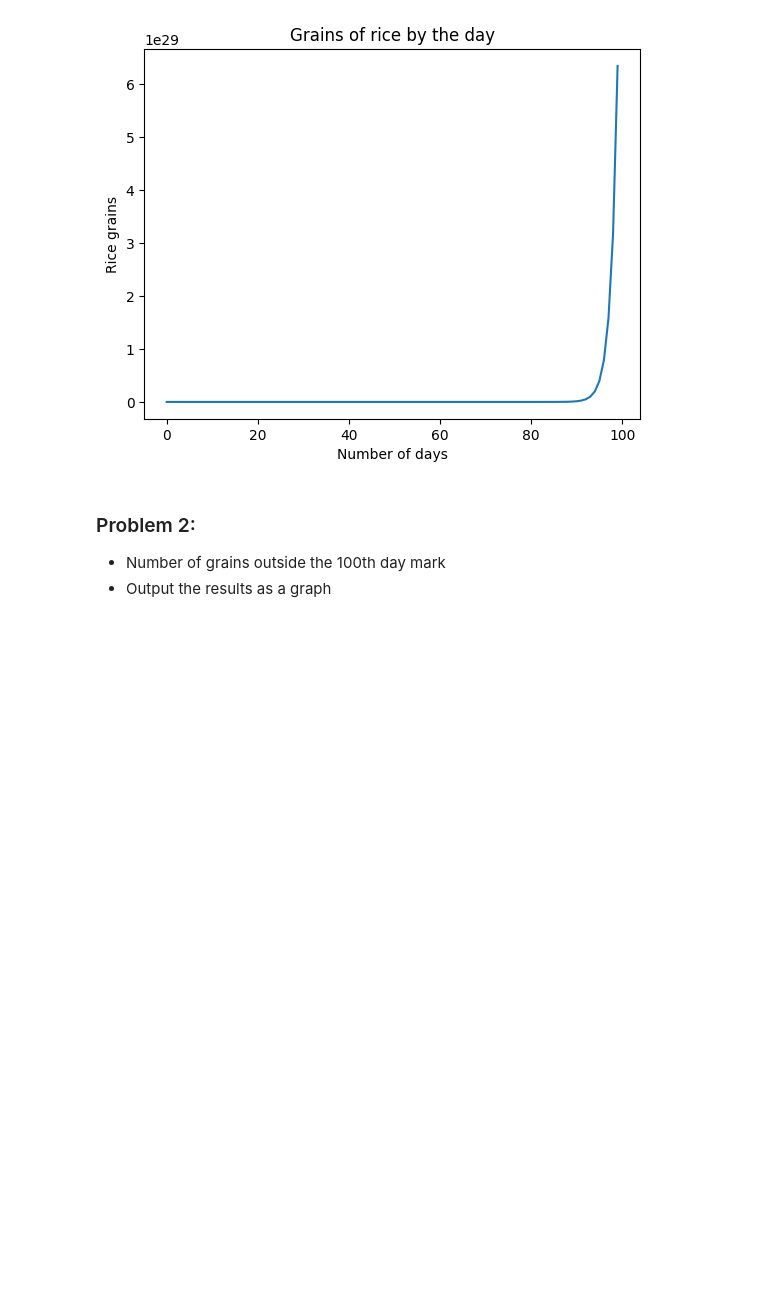
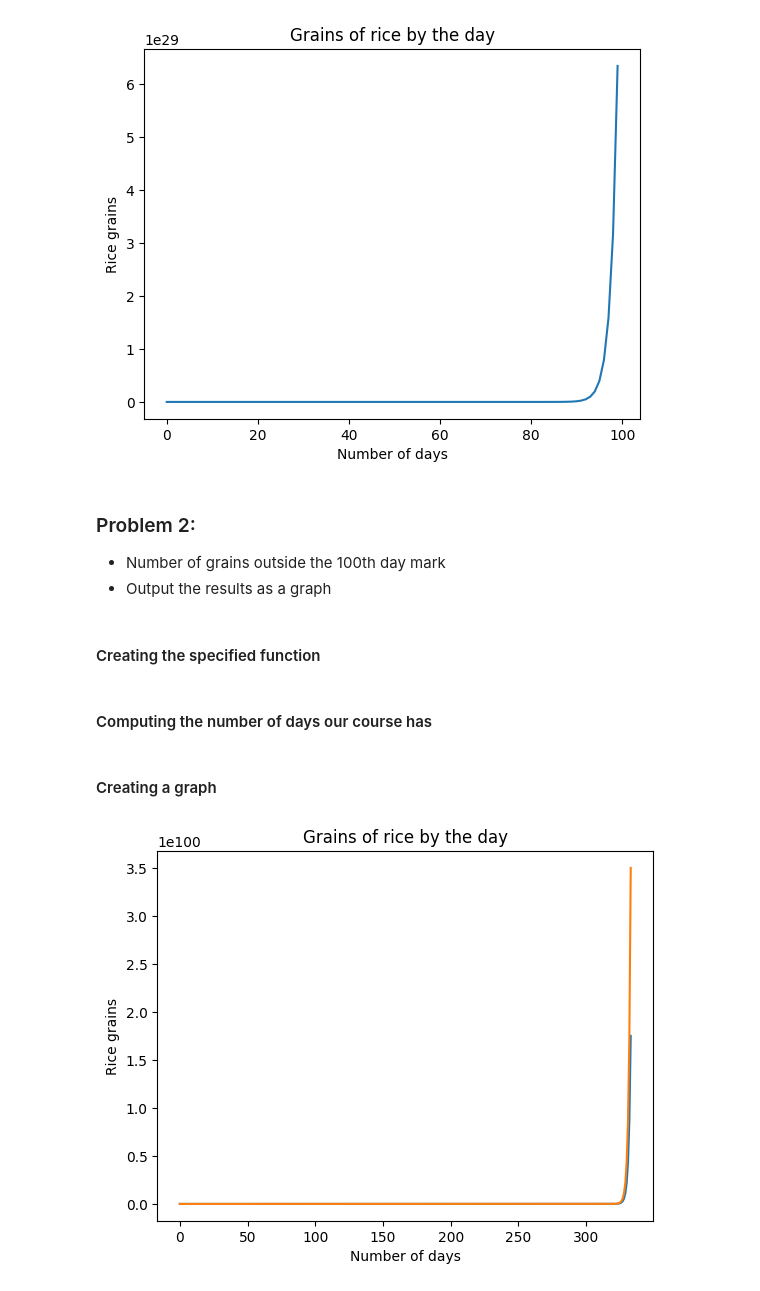
Before and after one commit to David-Jr/divic-ml-course-assignments, a Jupyter notebook: sorori-shinzaemon-problem/sorori-shinzaemon-problem.ipynb, the cells around one changed output. Drawn from its saved outputs; the diff is of its cells as text; code cells hidden in the pictures; blank space fills up the shorter version.

Commit message:
Completed the 2nd problem
- Computed the number of days our course takes;
- Plotted the amount of grains of rice by the day and cumulatively.

```diff
--- a/sorori-shinzaemon-problem/sorori-shinzaemon-problem.ipynb
+++ b/sorori-shinzaemon-problem/sorori-shinzaemon-problem.ipynb
@@ -34,6 +34,8 @@ plt.show()
 ### Problem 2:
 - Number of grains outside the 100th day mark
 - Output the results as a graph
+# %% [markdown]
+#### Creating the specified function
 # %%
 def compute_sorori_shinzaemon2(n_days=100):
 
@@ -48,0 +49,21 @@ list_n_grains, list_total_grains = compute_sorori_shinzaemon2(n_days=100)
+# %% [markdown]
+#### Computing the number of days our course has
+# %%
+import datetime
+
+start_day: datetime = datetime.datetime(2023, 10, 2)
+end_day: datetime = datetime.datetime(2024, 8, 31)
+n_days = end_day - start_day
+
+list_n_grains, list_total_grains = compute_sorori_shinzaemon2(int(n_days.days))
+# %% [markdown]
+#### Creating a graph
+# %%
+plt.title("Grains of rice by the day")
+plt.xlabel("Number of days")
+plt.ylabel("Rice grains")
+plt.plot(list_n_grains)
+plt.plot(list_total_grains)
+plt.show()
+# %% [output]
+[figure, added]
```
Also changed, not shown: parts of 1 cell of this notebook.
